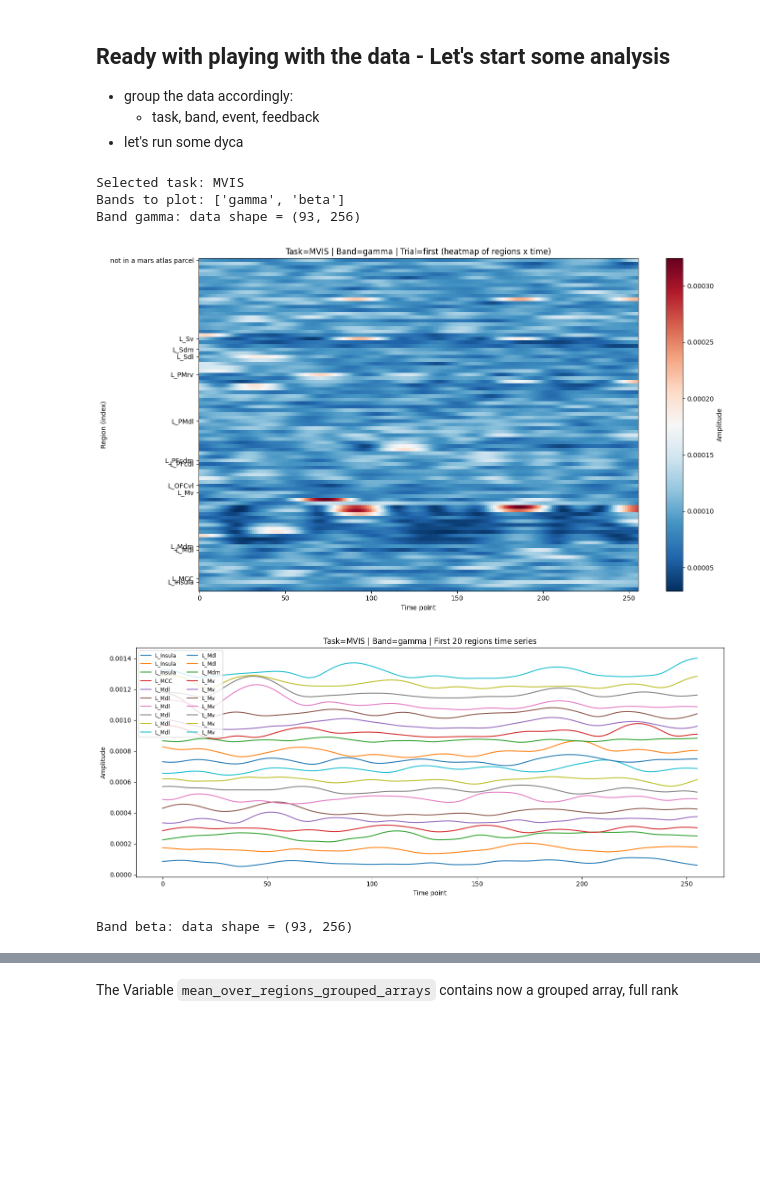
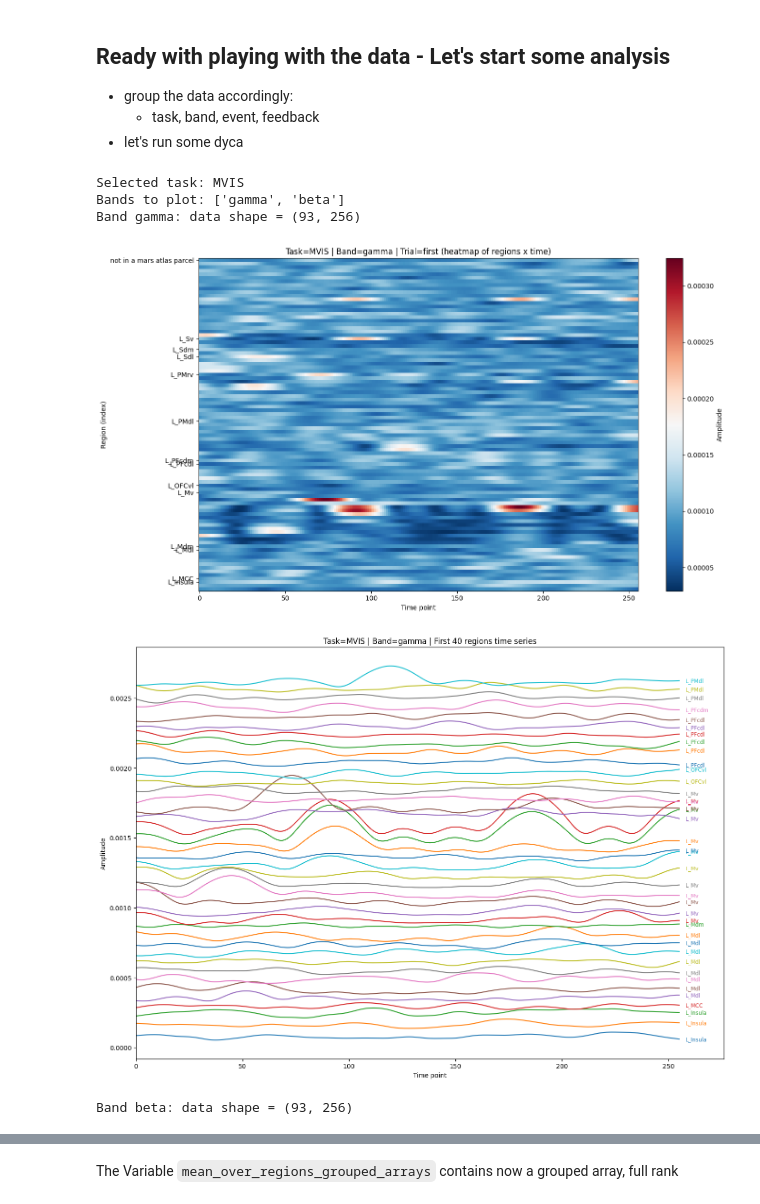
Before and after one commit to annikastiehl/IREM, a Jupyter notebook: dyca_analysis.ipynb, the cells around one changed output, grey strips where cells are left out. Drawn from its saved outputs; the diff is of its cells as text; code cells hidden in the pictures; blank space fills up the shorter version.

Commit message:
update plot

```diff
--- a/dyca_analysis.ipynb
+++ b/dyca_analysis.ipynb
@@ -183,42 +183,48 @@ for band in bands_to_plot:
     plt.imshow(data, aspect='auto', origin='lower', cmap='RdBu_r')
     plt.colorbar(label='Amplitude')
     plt.ylabel('Region (index)')
     plt.xlabel('Time point')
     plt.title(f"Task={task} | Band={band} | Trial=first (heatmap of regions x time)")
 
     # reduce y tick labels to avoid overcrowding
     region_names = [str(r) for r in sel_trial.region.values]
     n = len(region_names)
     ticks = []
     for i in range(n - 1):
         if region_names[i] != region_names[i + 1]:
             ticks.append(i)  # current index is the last occurrence of this label
     if n > 0:
         ticks.append(n - 1)  # always include the final row
     tick_labels = [region_names[i] for i in ticks]
     plt.yticks(ticks, tick_labels)
     plt.tight_layout()
     plt.show()
 
     # also plot a few example region time series (first 8 regions)
-    n_examples = min(20, data.shape[0])
-    plt.figure(figsize=(14, 6))
-    offset = 0
+    n_examples = min(40, data.shape[0])
+    plt.figure(figsize=(14, 10))
     offset_step = np.max(np.abs(data)) * 0.2  # to separate the plots visually
+    offsets = np.arange(n_examples) * offset_step
+    ax = plt.gca()
+    x = np.arange(data.shape[1])
     for i in range(n_examples):
-        plt.plot(data[i]+offset, label=str(sel_trial.region.values[i]))
-        offset += offset_step
-    plt.legend(ncol=2, fontsize='small')
-    plt.xlabel('Time point')
-    plt.ylabel('Amplitude')
-    plt.title(f"Task={task} | Band={band} | First {n_examples} regions time series")
+        y = data[i] + offsets[i]
+        ax.plot(x, y, color=f"C{i%10}")
+        # place label at the end of the line (slightly to the right)
+        ax.text(x[-1] + int(0.01 * data.shape[1]) + 1, y[-1], str(sel_trial.region.values[i]),
+                fontsize='small', va='center', color=f"C{i%10}")
+    # extend x limits so the end labels are visible
+    ax.set_xlim(0, data.shape[1] + int(0.06 * data.shape[1]) + 5)
+    ax.set_xlabel('Time point')
+    ax.set_ylabel('Amplitude')
+    ax.set_title(f"Task={task} | Band={band} | First {n_examples} regions time series")
     plt.tight_layout()
     plt.show()
 # %% [output]
 Selected task: MVIS
 Bands to plot: ['gamma', 'beta']
 Band gamma: data shape = (93, 256)
 [figure]
-[figure, old version]
+[figure, new version]
 Band beta: data shape = (93, 256)
 [figure]
```
Also changed, not shown: parts of 1 cell of this notebook.
